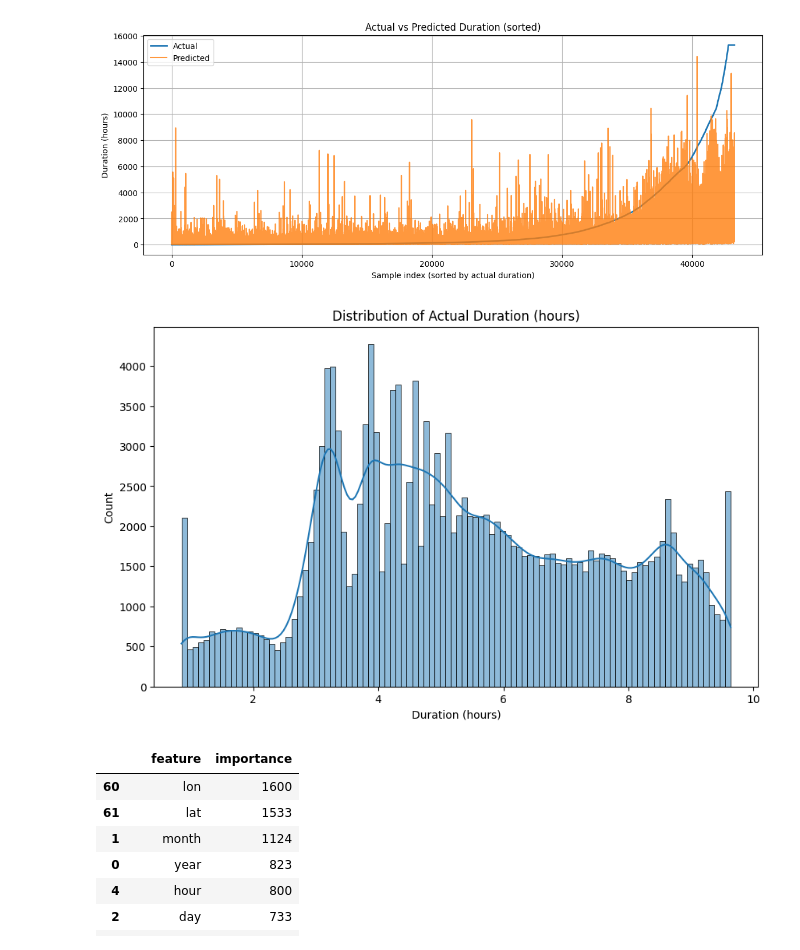
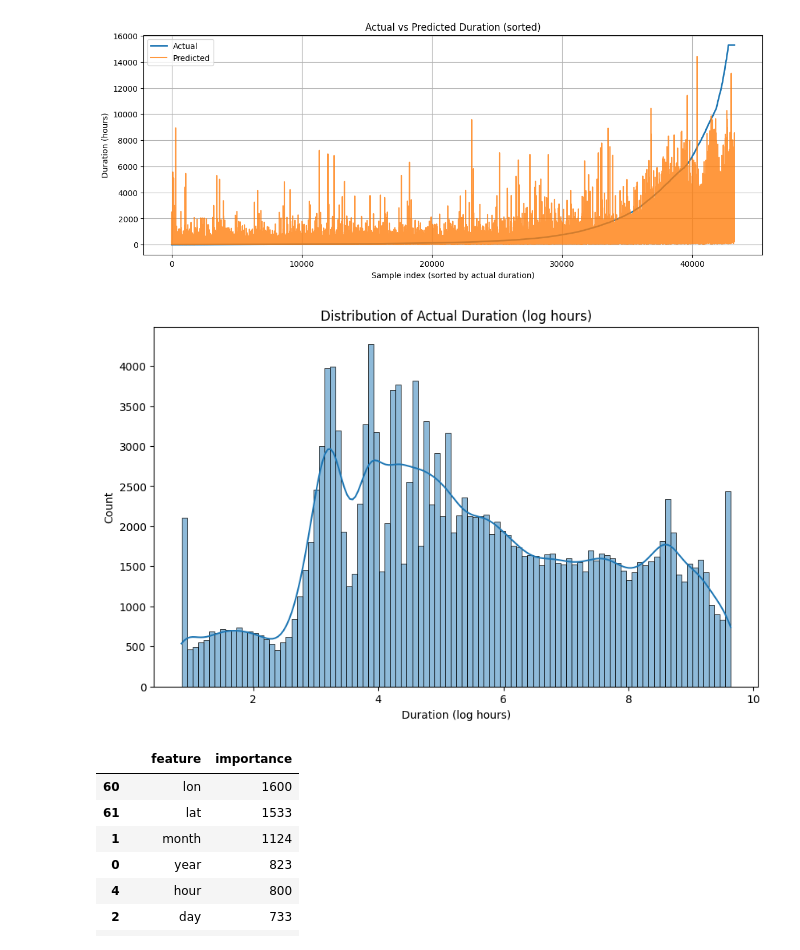
Before and after one commit to KarinSitthibut/Dsde_Project, a Jupyter notebook: notebook/ML_training.ipynb, the cells around one changed output. Saved outputs shown, nothing was run; the diff lists cells and outputs as text; code cells hidden in the pictures.

```diff
--- a/notebook/ML_training.ipynb
+++ b/notebook/ML_training.ipynb
@@ -8,9 +8,9 @@ import numpy as np
 X = pd.read_csv('../data/processed/footpath_for_ML.csv')
 y = pd.read_csv('../data/processed/footpath_phase1.csv')
 # y = y['duration_hours']
-y = np.log1p(y['duration_hours'])
+y_log = np.log1p(y['duration_hours'])
 
-X_train,X_test,y_train,y_test = train_test_split(X,y,test_size=0.25, random_state=42)
+X_train,X_test,y_train_log,y_test_log = train_test_split(X,y_log,test_size=0.25, random_state=42)
 # %%
 model = LGBMRegressor(n_estimators=500,
         learning_rate=0.05,
@@ -78,15 +78,15 @@ plt.show()
 # %%
 import matplotlib.pyplot as plt
 import seaborn as sns
 
 plt.figure(figsize=(10,6))
-sns.histplot(y, bins=100, kde=True)
-plt.title("Distribution of Actual Duration (hours)")
-plt.xlabel("Duration (hours)")
+sns.histplot(y_log, bins=100, kde=True)
+plt.title("Distribution of Actual Duration (log hours)")
+plt.xlabel("Duration (log hours)")
 plt.ylabel("Count")
 plt.show()
 # %% [output]
-[figure, old version]
+[figure, new version]
 # %%
 import pandas as pd
 import matplotlib.pyplot as plt
```
Also changed, not shown: parts of 2 cells of this notebook.
